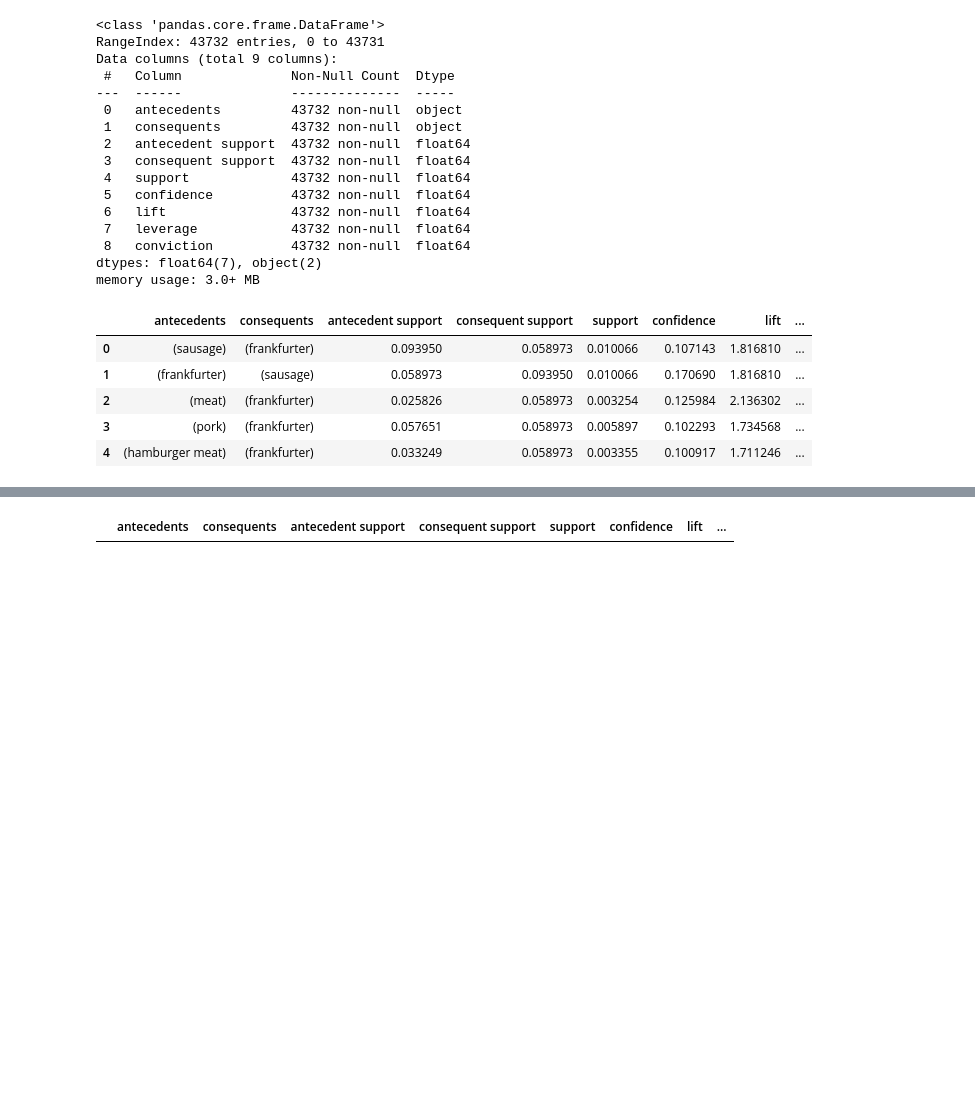
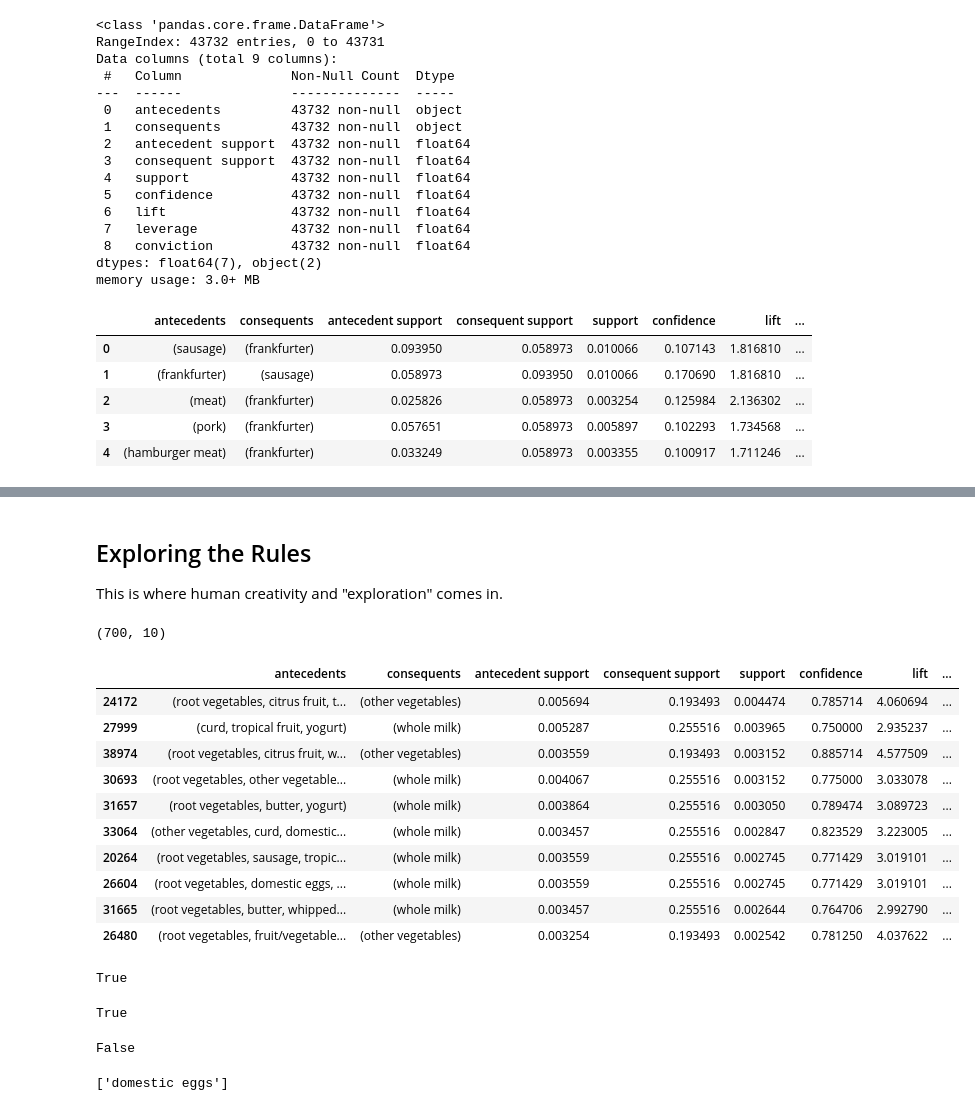
Before and after one commit to stepthom/869_course, a Jupyter notebook: association_rules/slides_arules_simple.ipynb, the cells around one changed output, grey strips where cells are left out. Drawn from its saved outputs; the diff is of its cells as text; code cells hidden in the pictures; blank space fills up the shorter version.

```diff
--- a/association_rules/slides_arules_simple.ipynb
+++ b/association_rules/slides_arules_simple.ipynb
@@ -198,4 +184,49 @@ rules[ (rules['antecedent_len'] >= 2) &
-# %%
-rules[ (rules['antecedents'].apply(lambda x: 'Eggs' in x)) & (rules['antecedent_len'] >=2) ]
-# %% [output]
-|  | antecedents | consequents | antecedent support | consequent support | support | confidence | lift | ... |
+# %% [markdown]
+## Exploring the Rules
+
+This is where human creativity and "exploration" comes in.
+# %%
+# Find all rules that have at least 3 items on the LHS, confidence of at least .75 and lift of at least 1.2; sort by support
+
+sub = rules[ (rules['antecedent_len'] >= 3) &
+       (rules['confidence'] > 0.75) &
+       (rules['lift'] > 1.2) ].sort_values(by="support", ascending=False)
+sub.shape
+display(sub.head(10))
+# %% [output]
+(700, 10)
+|  | antecedents | consequents | antecedent support | consequent support | support | confidence | lift | ... |
+| 24172 | (root vegetables, citrus fruit, t... | (other vegetables) | 0.005694 | 0.193493 | 0.004474 | 0.785714 | 4.060694 | ... |
+| 27999 | (curd, tropical fruit, yogurt) | (whole milk) | 0.005287 | 0.255516 | 0.003965 | 0.750000 | 2.935237 | ... |
+| 38974 | (root vegetables, citrus fruit, w... | (other vegetables) | 0.003559 | 0.193493 | 0.003152 | 0.885714 | 4.577509 | ... |
+| 30693 | (root vegetables, other vegetable... | (whole milk) | 0.004067 | 0.255516 | 0.003152 | 0.775000 | 3.033078 | ... |
+| 31657 | (root vegetables, butter, yogurt) | (whole milk) | 0.003864 | 0.255516 | 0.003050 | 0.789474 | 3.089723 | ... |
+| 33064 | (other vegetables, curd, domestic... | (whole milk) | 0.003457 | 0.255516 | 0.002847 | 0.823529 | 3.223005 | ... |
+| 20264 | (root vegetables, sausage, tropic... | (whole milk) | 0.003559 | 0.255516 | 0.002745 | 0.771429 | 3.019101 | ... |
+| 26604 | (root vegetables, domestic eggs, ... | (whole milk) | 0.003559 | 0.255516 | 0.002745 | 0.771429 | 3.019101 | ... |
+| 31665 | (root vegetables, butter, whipped... | (whole milk) | 0.003457 | 0.255516 | 0.002644 | 0.764706 | 2.992790 | ... |
+| 26480 | (root vegetables, fruit/vegetable... | (other vegetables) | 0.003254 | 0.193493 | 0.002542 | 0.781250 | 4.037622 | ... |
+# %%
+# mlxtend stores the itemsets as frozensets. If we want to filter rules by what items are in them,
+# we have to check for set membership.
+
+# This little helper will check if any elements in set1 are in set2
+def is_any_in(set1, set2):
+    c = set1.intersection(set2)
+    return len(c) != 0
+
+# Testing out our little helper function to make sure it works:
+setb = frozenset({'cheese', 'soda', 'milk', 'ham'})
+is_any_in(set({'cheese'}), setb) # Expect True
+is_any_in(set({'cheese', 'ice cream'}), setb) # Expect True
+is_any_in(set({'legos', 'ice cream'}), setb) # Expect False
+# %% [output]
+True
+True
+False
+# %%
+# Let's remind ourselves: Which items mention "eggs" at all?
+
+[item for item in items if "egg" in item.lower()]
+# %% [output]
+['domestic eggs']
```
Also changed, not shown: parts of 9 cells of this notebook, 3 other files.
